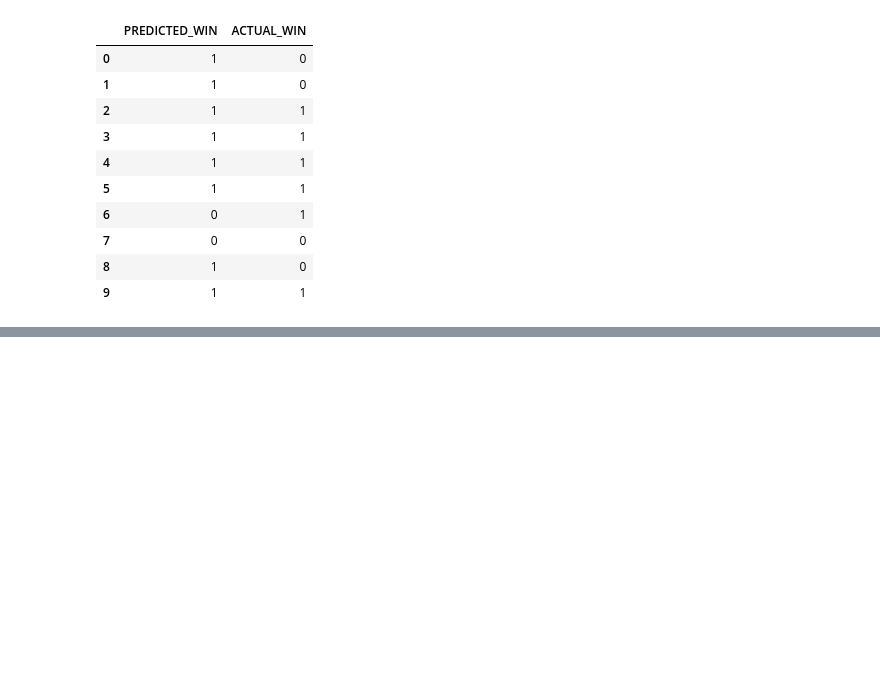
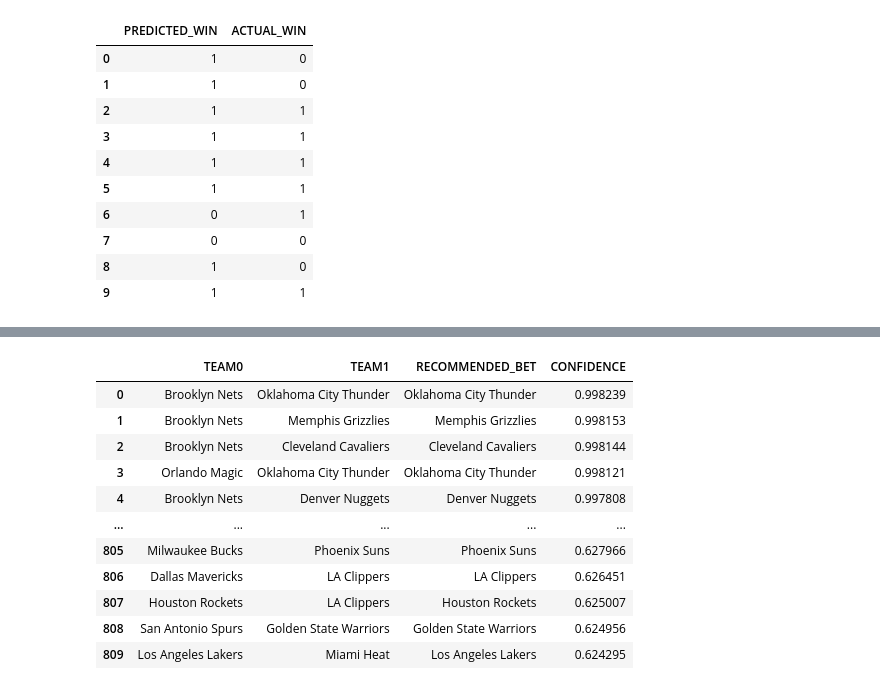
Before and after one commit to BihanDasgupta/ShotMint, a Jupyter notebook: MintShooter_RNN_Model.ipynb, the cells around one changed output, grey strips where cells are left out. Drawn from its saved outputs; the diff is of its cells as text; code cells hidden in the pictures; blank space fills up the shorter version.

Commit message:
95% accuracy after fine tuning 3 times, final predictions generated

```diff
--- a/MintShooter_RNN_Model.ipynb
+++ b/MintShooter_RNN_Model.ipynb
@@ -1354,0 +1123,80 @@ plt.show()
+# %%
+# =========================
+# 1. Load Preseason 2025 Data
+# =========================
+df_stats = pd.read_csv("preseason_2025_full_stats.csv")
+
+nba_teams = [
+    "Atlanta Hawks", "Boston Celtics", "Brooklyn Nets", "Charlotte Hornets",
+    "Chicago Bulls", "Cleveland Cavaliers", "Dallas Mavericks", "Denver Nuggets",
+    "Detroit Pistons", "Golden State Warriors", "Houston Rockets", "Indiana Pacers",
+    "LA Clippers", "Los Angeles Lakers", "Memphis Grizzlies", "Miami Heat",
+    "Milwaukee Bucks", "Minnesota Timberwolves", "New Orleans Pelicans", "New York Knicks",
+    "Oklahoma City Thunder", "Orlando Magic", "Philadelphia 76ers", "Phoenix Suns",
+    "Portland Trail Blazers", "Sacramento Kings", "San Antonio Spurs", "Toronto Raptors",
+    "Utah Jazz", "Washington Wizards"
+]
+df_stats = df_stats[df_stats['TEAM_NAME'].isin(nba_teams)].reset_index(drop=True)
+df_stats = df_stats.drop(columns=['W_PCT', 'W_PCT_RANK'], errors='ignore')
+
+# =========================
+# 2. Generate All Matchups
+# =========================
+safe_diff_features = ['PTS', 'FG_PCT', 'FT_PCT', 'AST', 'REB', 'TOV', 'STL']
+matchups = []
+for team0, team1 in permutations(df_stats['TEAM_NAME'], 2):
+    row0 = df_stats[df_stats['TEAM_NAME'] == team0].iloc[0]
+    row1 = df_stats[df_stats['TEAM_NAME'] == team1].iloc[0]
+
+    matchup = {
+        'TEAM0': team0,
+        'TEAM1': team1
+    }
+    for col in safe_diff_features:
+        matchup[f"{col}_DIFF"] = row0[col] - row1[col]
+
+    matchups.append(matchup)
+
+df_future = pd.DataFrame(matchups)
+
+# =========================
+# 3. Normalize and Predict
+# =========================
+X_future = df_future[[f"{col}_DIFF" for col in safe_diff_features]]
+scaler = joblib.load("nba_feature_scaler_rnn_v3.pkl")
+X_future_scaled = scaler.transform(X_future)
+X_future_rnn = X_future_scaled.reshape((X_future_scaled.shape[0], 1, X_future_scaled.shape[1]))
+
+model = load_model("nba_win_predictor_rnn_v3.h5")
+preds = model.predict(X_future_rnn)
+
+# =========================
+# 4. Format Predictions
+# =========================
+df_future['TEAM0_WIN_PROB'] = preds.flatten()
+df_future['RECOMMENDED_BET'] = np.where(
+    df_future['TEAM0_WIN_PROB'] >= 0.5,
+    df_future['TEAM0'],
+    df_future['TEAM1']
+)
+df_future['CONFIDENCE'] = np.where(
+    df_future['TEAM0_WIN_PROB'] >= 0.5,
+    df_future['TEAM0_WIN_PROB'],
+    1 - df_future['TEAM0_WIN_PROB']
+)
+
+# =========================
+# 5. Filter Strong Bets
+# =========================
+threshold = 0.60
+df_bets = df_future[df_future['CONFIDENCE'] >= threshold].copy()
+df_bets = df_bets[['TEAM0', 'TEAM1', 'RECOMMENDED_BET', 'CONFIDENCE']]
+df_bets = df_bets.sort_values(by='CONFIDENCE', ascending=False).reset_index(drop=True)
+
+# =========================
+# 6. Save and Display
+# =========================
+df_bets.to_csv("2025_moneyline_bet_recommendations.csv", index=False)
+print("✅ Saved to 2025_moneyline_bet_recommendations.csv")
+display(df_bets.head(-10))
+# %% [output]
@@ -1354,0 +1207,12 @@ plt.show()
+|  | TEAM0 | TEAM1 | RECOMMENDED_BET | CONFIDENCE |
+| 0 | Brooklyn Nets | Oklahoma City Thunder | Oklahoma City Thunder | 0.998239 |
+| 1 | Brooklyn Nets | Memphis Grizzlies | Memphis Grizzlies | 0.998153 |
+| 2 | Brooklyn Nets | Cleveland Cavaliers | Cleveland Cavaliers | 0.998144 |
+| 3 | Orlando Magic | Oklahoma City Thunder | Oklahoma City Thunder | 0.998121 |
+| 4 | Brooklyn Nets | Denver Nuggets | Denver Nuggets | 0.997808 |
+| ... | ... | ... | ... | ... |
+| 805 | Milwaukee Bucks | Phoenix Suns | Phoenix Suns | 0.627966 |
+| 806 | Dallas Mavericks | LA Clippers | LA Clippers | 0.626451 |
+| 807 | Houston Rockets | LA Clippers | Houston Rockets | 0.625007 |
+| 808 | San Antonio Spurs | Golden State Warriors | Golden State Warriors | 0.624956 |
+| 809 | Los Angeles Lakers | Miami Heat | Los Angeles Lakers | 0.624295 |
```
Also changed, not shown: parts of 52 cells of this notebook, 12 other files.
